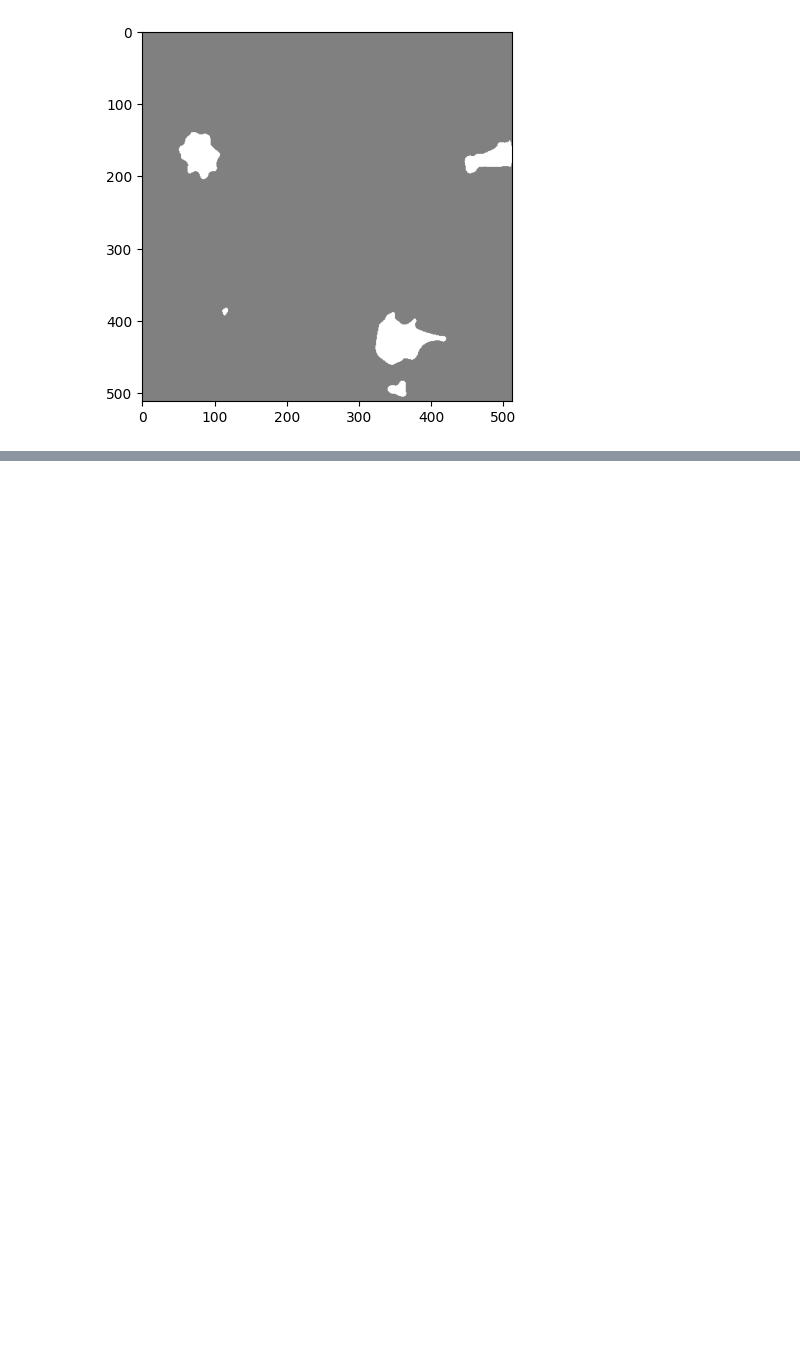
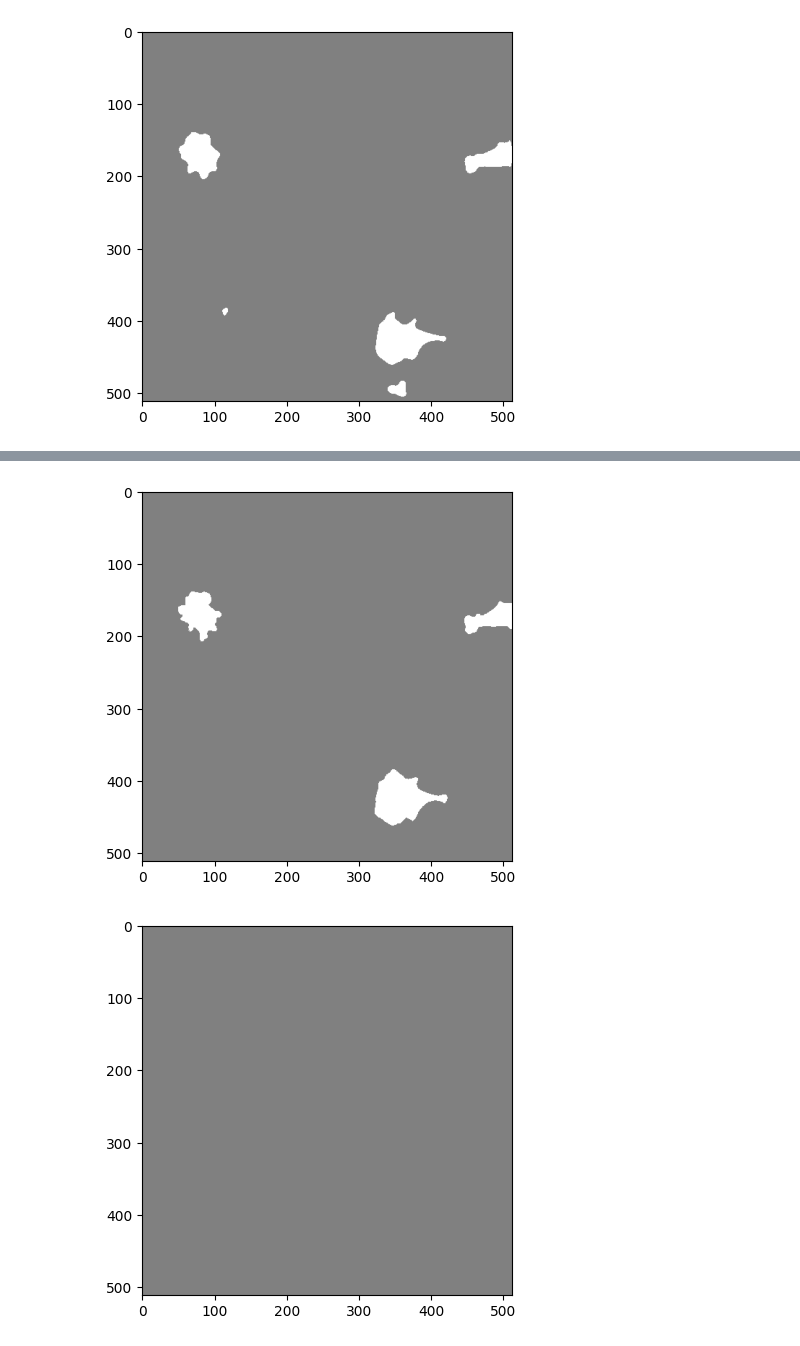
Before and after one commit to jucardozo/tp-2-Redes-Neuronales, a Jupyter notebook: TP2_Segmentación.ipynb, the cells around one changed output, grey strips where cells are left out. Cells and saved outputs as stored; diff of their text form; code cells hidden in the pictures; blank space fills up the shorter version.

```diff
--- a/TP2_Segmentación.ipynb
+++ b/TP2_Segmentación.ipynb
@@ -505,0 +508,12 @@ plt.show()
+# %%
+preproc_unet= get_preproc()
+preproc_unet_val= get_preproc_val()
+red_unet = UNet(
+    img_shape,
+    start_ch = 16,
+    dropout = False,
+    residual = False
+)
+model_unet = SegmentationModel(preproc_unet, red_unet,preproc_unet_val)
+model_unet.compile(optimizer= tf.keras.optimizers.Adam(1e-4))
+red_unet.summary()
@@ -505,0 +559,11 @@ plt.show()
+# %%
+aux = preproc_unet_val(x_val[0:1,:,:,:])
+pred = red_unet(aux[0:1,:,:,0])
+pred.shape
+plt.imshow(aux[0,:,:,0], cmap="gray")
+plt.show()
+plt.imshow(aux[0,:,:,1], cmap="gray", alpha = 0.5)
+plt.show()
+plt.imshow(pred[0,:,:,0]>0.7, cmap="gray", alpha = 0.5)
+plt.show()
+# %% [output]
@@ -505,0 +571,2 @@ plt.show()
+[figure, added]
+[figure, added]
```
Also changed, not shown: parts of 7 cells of this notebook.
